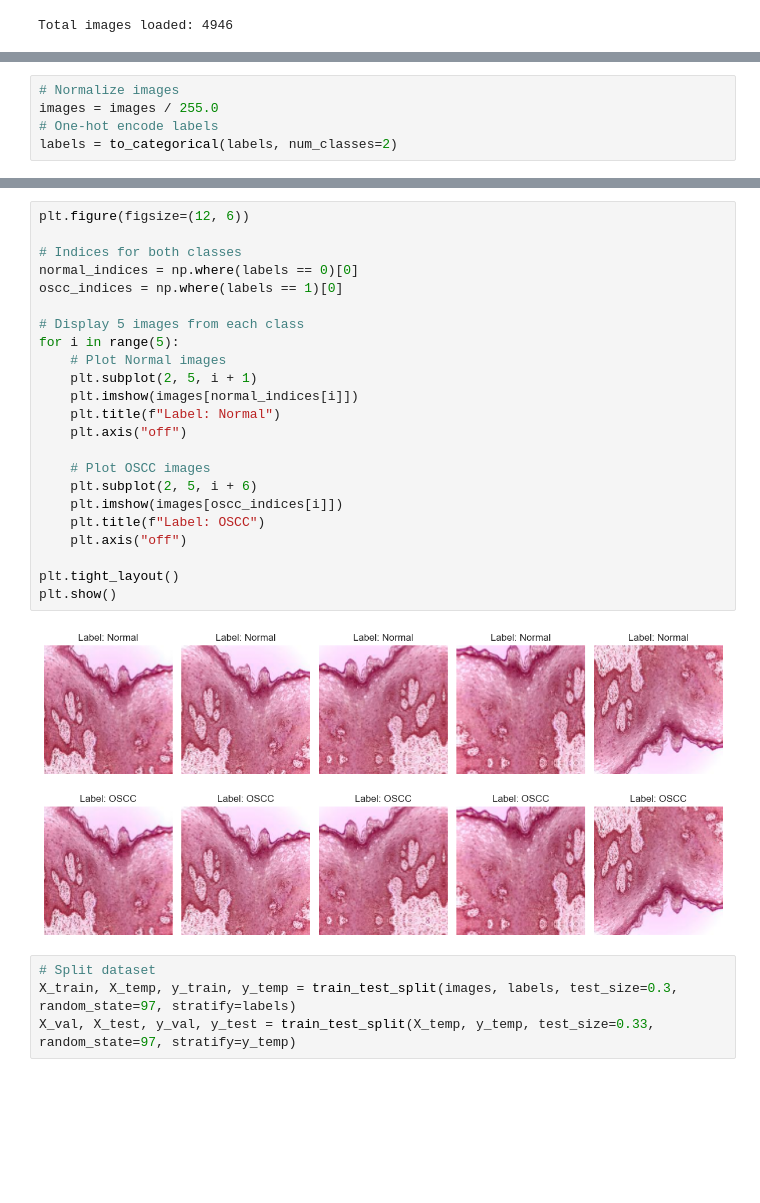
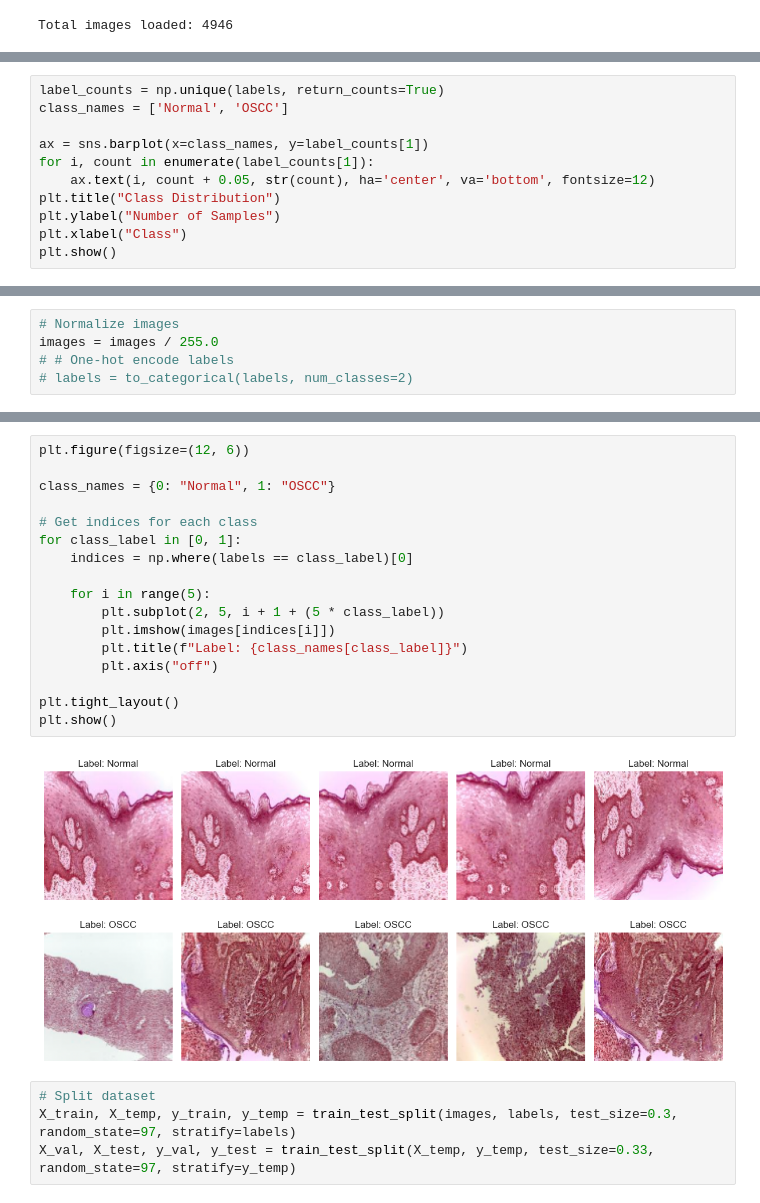
Before and after one commit to yashkk07/Oral-Cancer-Detection, a Jupyter notebook: kan oraldataset.ipynb, the cells around one changed output, grey strips where cells are left out. Drawn from its saved outputs; the diff is of its cells as text; blank space fills up the shorter version.

```diff
--- a/kan oraldataset.ipynb
+++ b/kan oraldataset.ipynb
@@ -55,0 +63,11 @@ labels = np.concatenate((normal_labels, oscc_labels), axis=0)
+# %%
+label_counts = np.unique(labels, return_counts=True)
+class_names = ['Normal', 'OSCC']
+
+ax = sns.barplot(x=class_names, y=label_counts[1])
+for i, count in enumerate(label_counts[1]):
+    ax.text(i, count + 0.05, str(count), ha='center', va='bottom', fontsize=12)
+plt.title("Class Distribution")
+plt.ylabel("Number of Samples")
+plt.xlabel("Class")
+plt.show()
@@ -56,8 +76,8 @@ labels = np.concatenate((normal_labels, oscc_labels), axis=0)
 # %%
 # Normalize images
 images = images / 255.0
-# One-hot encode labels
-labels = to_categorical(labels, num_classes=2)
+# # One-hot encode labels
+# labels = to_categorical(labels, num_classes=2)
 # %%
 label_counts = np.unique(labels, return_counts=True)
 class_names = ['Normal', 'OSCC']
@@ -74,28 +94,22 @@ plt.show()
 # %%
 plt.figure(figsize=(12, 6))
 
-# Indices for both classes
-normal_indices = np.where(labels == 0)[0]
-oscc_indices = np.where(labels == 1)[0]
+class_names = {0: "Normal", 1: "OSCC"}
 
-# Display 5 images from each class
-for i in range(5):
-    # Plot Normal images
-    plt.subplot(2, 5, i + 1)
-    plt.imshow(images[normal_indices[i]])
-    plt.title(f"Label: Normal")
-    plt.axis("off")
+# Get indices for each class
+for class_label in [0, 1]:
+    indices = np.where(labels == class_label)[0]
 
-    # Plot OSCC images
-    plt.subplot(2, 5, i + 6)
-    plt.imshow(images[oscc_indices[i]])
-    plt.title(f"Label: OSCC")
-    plt.axis("off")
+    for i in range(5):
+        plt.subplot(2, 5, i + 1 + (5 * class_label))
+        plt.imshow(images[indices[i]])
+        plt.title(f"Label: {class_names[class_label]}")
+        plt.axis("off")
 
 plt.tight_layout()
 plt.show()
 # %% [output]
-[figure, old version]
+[figure, new version]
 # %%
 # Split dataset
 X_train, X_temp, y_train, y_temp = train_test_split(images, labels, test_size=0.3, random_state=97, stratify=labels)
```
Also changed, not shown: parts of 39 cells of this notebook, 5 other files.
